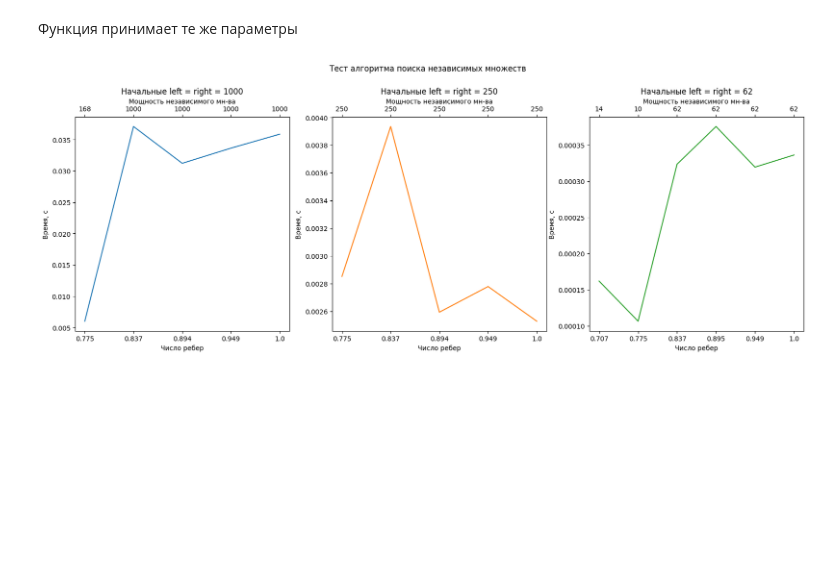
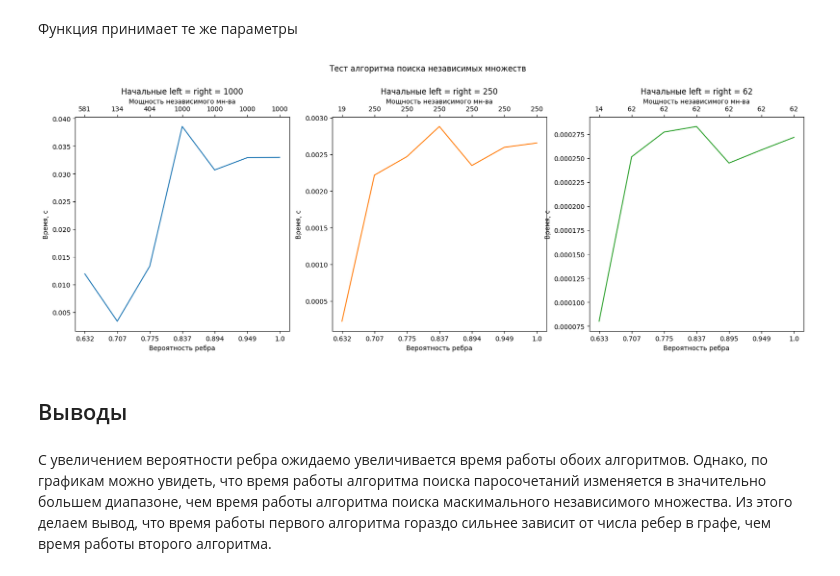
Before and after one commit to multifacs/graph-algorithms, a Jupyter notebook: graph-algorithms.ipynb, the cells around one changed output. Cells and saved outputs as stored; diff of their text form; code cells hidden in the pictures; blank space fills up the shorter version.

```diff
--- a/graph-algorithms.ipynb
+++ b/graph-algorithms.ipynb
@@ -115,7 +120,7 @@ matchings_data_n = []
 # Начальные параметры
 starting_n = 1000
 max_iter = 100
-limit = starting_n * starting_n / 2
+limit = starting_n * starting_n / 3
 k = 4  # Коэффициент, на который уменьшаем число вершин долей для следующего теста
 time_array = []
 vertices_array = []
@@ -134,7 +139,7 @@ while starting_n >= 50:
 
     # Для следующего теста поделим число вершин на k
     starting_n = int(starting_n / k)
-    limit = starting_n * starting_n / 2
+    limit = starting_n * starting_n / 3
 # %% [markdown]
 Рисуем графики:
 # %%
@@ -182,6 +187,7 @@ def test_maximal_ind_set(starting_left, starting_right, max_iter, limit, time_ar
                 starting_left, starting_right, current_num_of_v)
 
             try:
+                ind_set = nx.maximal_independent_set(B)
                 start = time.perf_counter()
                 ind_set = nx.maximal_independent_set(B)
                 end = time.perf_counter()
@@ -201,7 +207,7 @@ sets_data_power = []
 
 starting_n = 1000
 max_iter = 100
-limit = starting_n * starting_n / 2
+limit = starting_n * starting_n / 3
 k = 4
 time_array = []
 vertices_array = []
@@ -221,33 +227,37 @@ while starting_n >= 50:
     power_array = []
 
     starting_n = int(starting_n / k)
-    limit = starting_n * starting_n / 2
+    limit = starting_n * starting_n / 3
 # %%
 axes_n = 3
 counter = 0
 fig, axes = plt.subplots(1, axes_n, figsize=(
     20, 7), gridspec_kw={'width_ratios': [1, 1, 1], 'height_ratios': [1]})
 
 fig.suptitle('Тест алгоритма поиска независимых множеств')
 
 colors = ['tab:blue', 'tab:orange', 'tab:green']
 for i in range(axes_n):
     start = sets_data_n[i]
     axes[i].set_title("Начальные left = right = {}".format(start))
-    axes[i].set(xlabel='Число ребер', ylabel='Время, с')
+    axes[i].set(xlabel='Вероятность ребра', ylabel='Время, с')
 
     edge_probability = [round(x / start, 3)
                         for x in np.sqrt(sets_data_vertices[i])]
     ticks = np.arange(len(sets_data_vertices[i]), 0, -1)
 
     secax = axes[i].secondary_xaxis('top')
     secax.set_xticks(ticks, sets_data_power[i])
     secax.set_xlabel('Мощность независимого мн-ва')
 
     axes[i].set_box_aspect(1)
     axes[i].plot(ticks,
                  sets_data_time[i], colors[i])
     axes[i].set_xticks(ticks, edge_probability)
 plt.show()
 # %% [output]
-[figure, old version]
+[figure, new version]
+# %% [markdown]
+## Выводы
+# %% [markdown]
+С увеличением вероятности ребра ожидаемо увеличивается время работы обоих алгоритмов. Однако, по графикам можно увидеть, что время работы алгоритма поиска паросочетаний изменяется в значительно большем диапазоне, чем время работы алгоритма поиска маскимального независимого множества. Из этого делаем вывод, что время работы первого алгоритма гораздо сильнее зависит от числа ребер в графе, чем время работы второго алгоритма.
```
Also changed, not shown: parts of 5 cells of this notebook.
